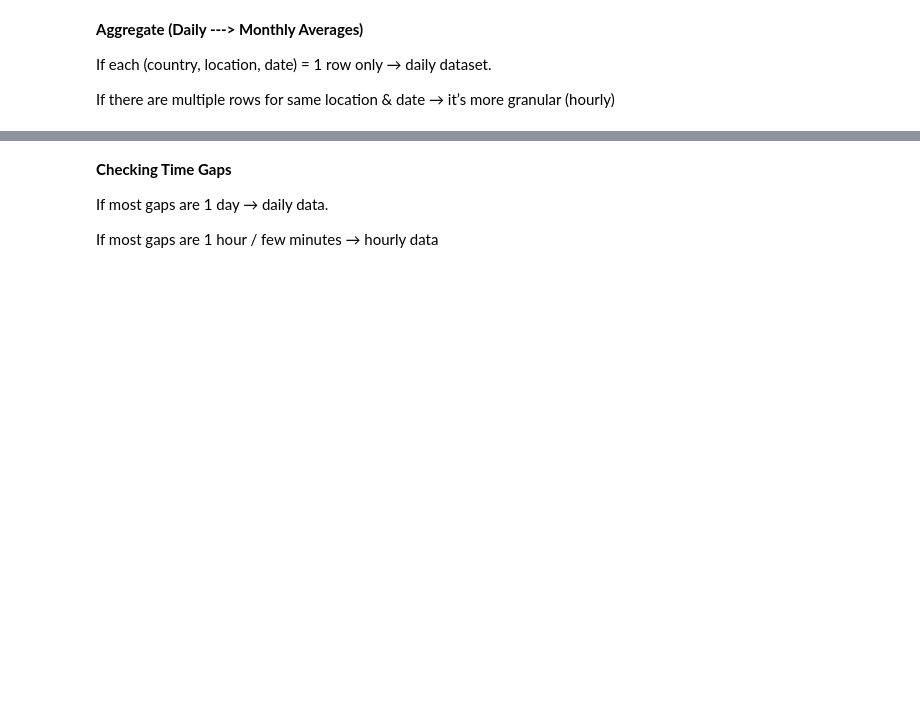
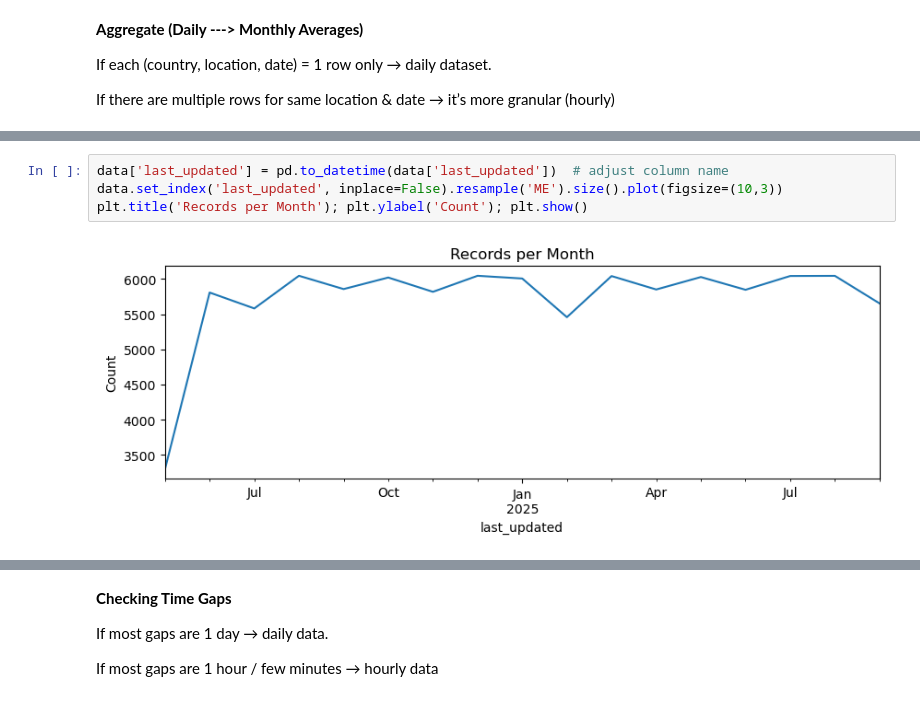
Before and after one commit to PRASANNA-163/climatescope-project, a Jupyter notebook: data/Notebooks/DataCleaning.ipynb, the cells around one changed output, grey strips where cells are left out. Cells and saved outputs as stored; diff of their text form; blank space fills up the shorter version.

Commit message:
Updated DataCleaning notebook with new visualizations

```diff
--- a/data/Notebooks/DataCleaning.ipynb
+++ b/data/Notebooks/DataCleaning.ipynb
@@ -230,0 +239,6 @@ dtype: int64
+# %%
+data['last_updated'] = pd.to_datetime(data['last_updated'])  # adjust column name
+data.set_index('last_updated', inplace=False).resample('ME').size().plot(figsize=(10,3))
+plt.title('Records per Month'); plt.ylabel('Count'); plt.show()
+# %% [output]
+[figure, added]
```
Also changed, not shown: parts of 21 cells of this notebook.
